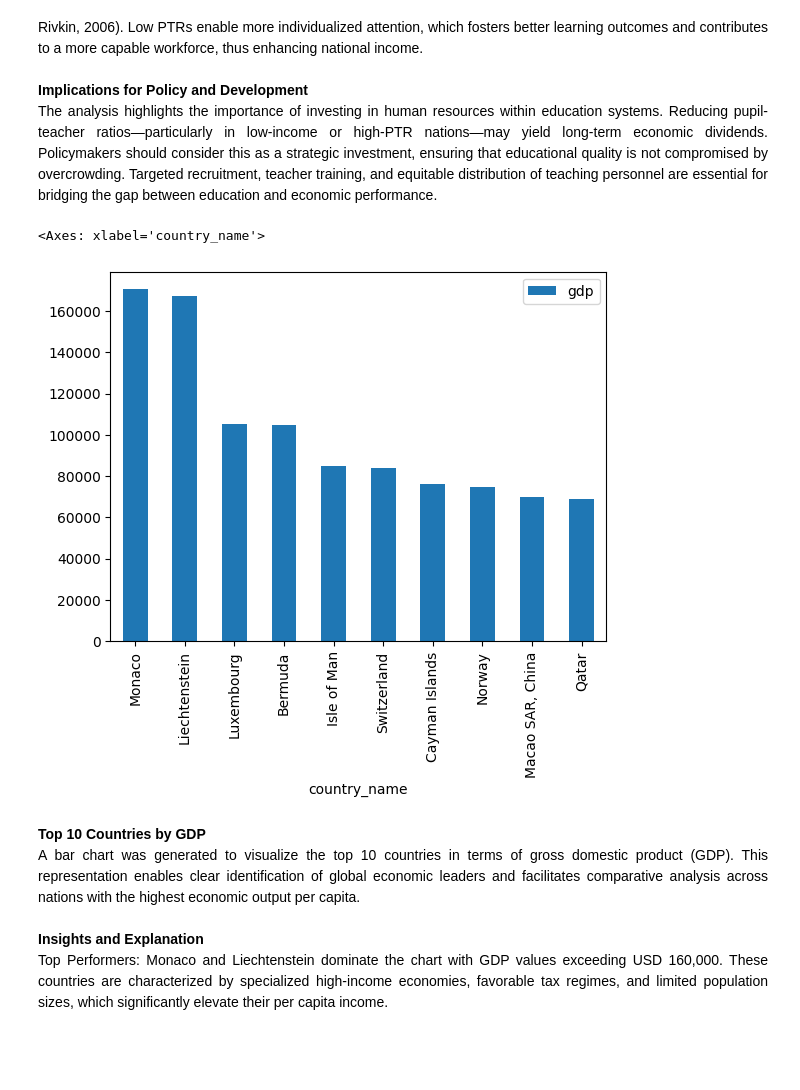
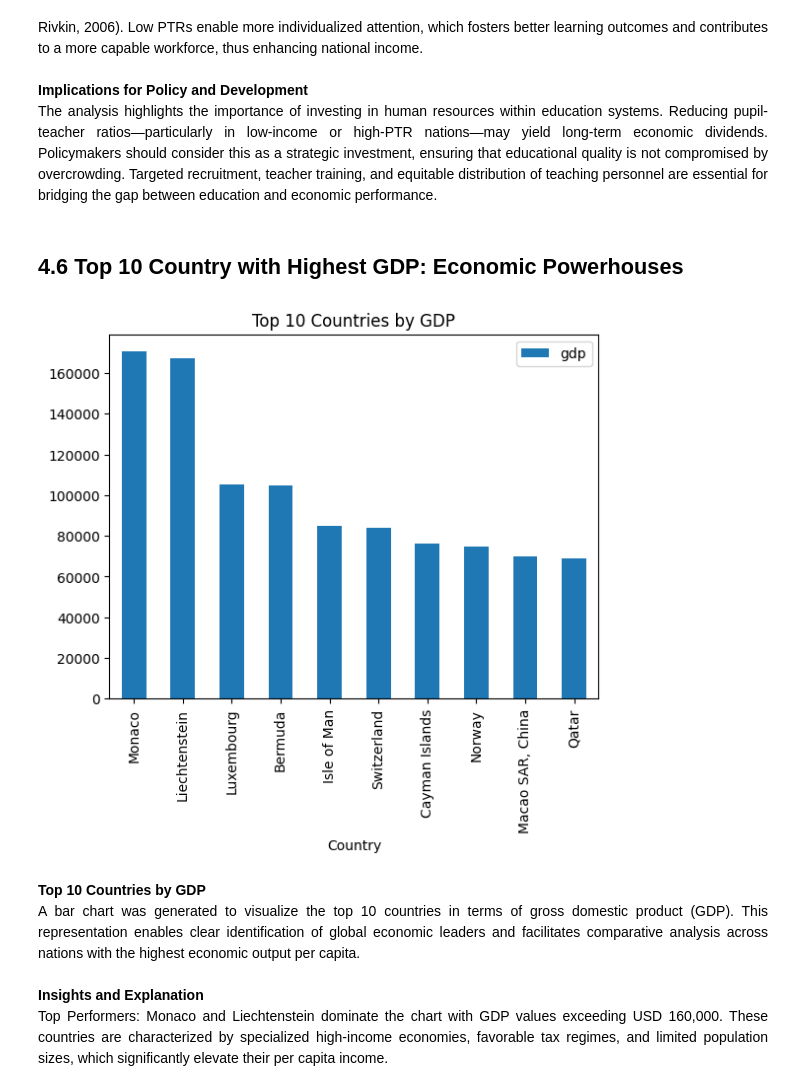
Before and after one commit to Hazim-HF/P152419_Project_1_Data_Management, a Jupyter notebook: P152419_Project_1_STQD6324.ipynb, the cells around one changed output. Drawn from its saved outputs; the diff is of its cells as text; code cells hidden in the pictures; blank space fills up the shorter version.

```diff
--- a/P152419_Project_1_STQD6324.ipynb
+++ b/P152419_Project_1_STQD6324.ipynb
@@ -447,13 +455,16 @@ sns.boxplot(data=cleaned_df, x='ptr_group', y='gdp')
 
 <div style='text-align:justify; font-weight:bold'>Implications for Policy and Development </div>
 <div style='text-align:justify'>The analysis highlights the importance of investing in human resources within education systems. Reducing pupil-teacher ratios—particularly in low-income or high-PTR nations—may yield long-term economic dividends. Policymakers should consider this as a strategic investment, ensuring that educational quality is not compromised by overcrowding. Targeted recruitment, teacher training, and equitable distribution of teaching personnel are essential for bridging the gap between education and economic performance. </div>
+# %% [markdown]
+<h2 style='font-weight:bold'> 4.6 Top 10 Country with Highest GDP: Economic Powerhouses </h2>
 # %%
 # plot a barplot of the top 10 countries by GDP
 top10 = cleaned_df.sort_values('gdp', ascending=False).head(10)
 top10.plot(kind='bar', x='country_name', y=['gdp'])
+plt.title('Top 10 Countries by GDP')
+plt.xlabel('Country');
 # %% [output]
-<Axes: xlabel='country_name'>
-[figure, old version]
+[figure, new version]
 # %% [markdown]
 <div style='text-align:justify; font-weight:bold'> Top 10 Countries by GDP </div>
 <div style='text-align:justify'> A bar chart was generated to visualize the top 10 countries in terms of gross domestic product (GDP). This representation enables clear identification of global economic leaders and facilitates comparative analysis across nations with the highest economic output per capita.</div> <br>
```
Also changed, not shown: parts of 16 cells of this notebook.
